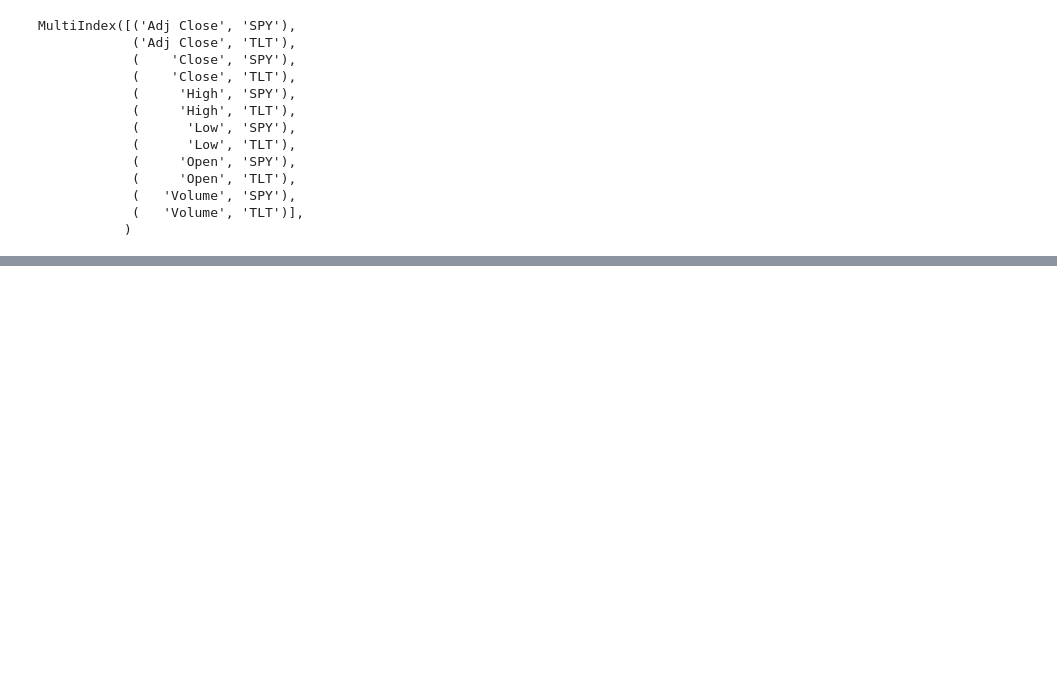
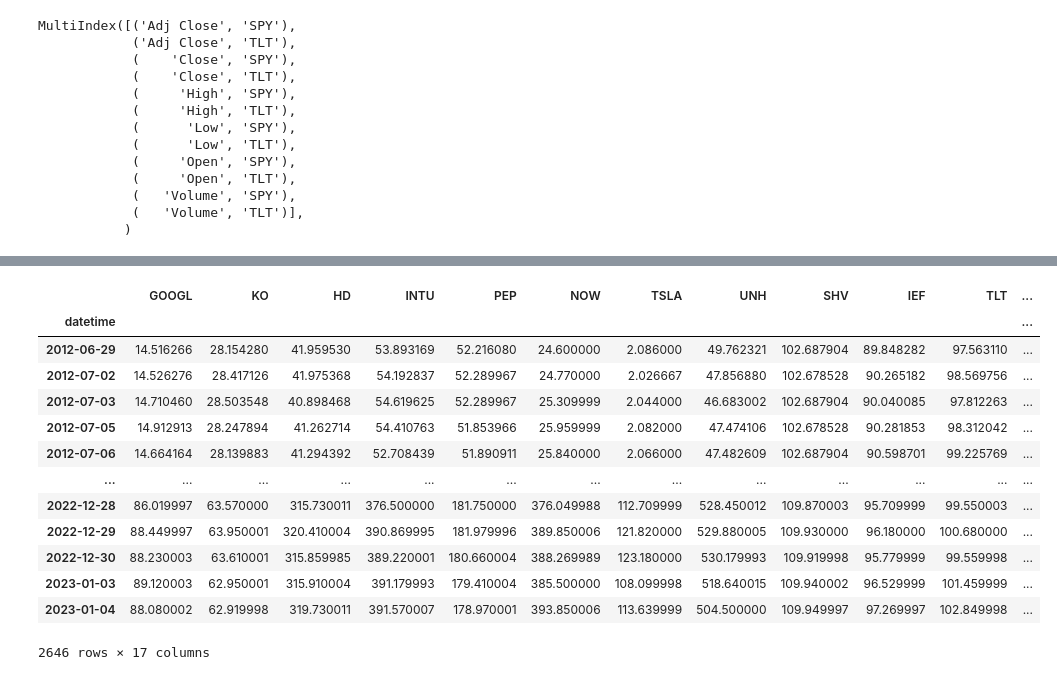
Before and after one commit to cswcjt/Quant-Project, a Jupyter notebook: quant/test.ipynb, the cells around one changed output, grey strips where cells are left out. Cells and saved outputs as stored; diff of their text form; code cells hidden in the pictures; blank space fills up the shorter version.

```diff
--- a/quant/test.ipynb
+++ b/quant/test.ipynb
@@ -94,0 +157,23 @@ annualize_scale_dict = {
+# %%
+scale = 252
+all_ticker_df = all_ticker_df.dropna()
+
+all_ticker_df['CASH'] = 0.04/scale
+all_ticker_df['CASH'] = (1 + all_ticker_df['CASH']).cumprod()
+all_ticker_df.index.name = "datetime"
+all_ticker_df
+# %% [output]
+|  | GOOGL | KO | HD | INTU | PEP | NOW | TSLA | UNH | SHV | IEF | TLT | ... |
+| datetime |  |  |  |  |  |  |  |  |  |  |  | ... |
+| 2012-06-29 | 14.516266 | 28.154280 | 41.959530 | 53.893169 | 52.216080 | 24.600000 | 2.086000 | 49.762321 | 102.687904 | 89.848282 | 97.563110 | ... |
+| 2012-07-02 | 14.526276 | 28.417126 | 41.975368 | 54.192837 | 52.289967 | 24.770000 | 2.026667 | 47.856880 | 102.678528 | 90.265182 | 98.569756 | ... |
+| 2012-07-03 | 14.710460 | 28.503548 | 40.898468 | 54.619625 | 52.289967 | 25.309999 | 2.044000 | 46.683002 | 102.687904 | 90.040085 | 97.812263 | ... |
+| 2012-07-05 | 14.912913 | 28.247894 | 41.262714 | 54.410763 | 51.853966 | 25.959999 | 2.082000 | 47.474106 | 102.678528 | 90.281853 | 98.312042 | ... |
+| 2012-07-06 | 14.664164 | 28.139883 | 41.294392 | 52.708439 | 51.890911 | 25.840000 | 2.066000 | 47.482609 | 102.687904 | 90.598701 | 99.225769 | ... |
+| ... | ... | ... | ... | ... | ... | ... | ... | ... | ... | ... | ... | ... |
+| 2022-12-28 | 86.019997 | 63.570000 | 315.730011 | 376.500000 | 181.750000 | 376.049988 | 112.709999 | 528.450012 | 109.870003 | 95.709999 | 99.550003 | ... |
+| 2022-12-29 | 88.449997 | 63.950001 | 320.410004 | 390.869995 | 181.979996 | 389.850006 | 121.820000 | 529.880005 | 109.930000 | 96.180000 | 100.680000 | ... |
+| 2022-12-30 | 88.230003 | 63.610001 | 315.859985 | 389.220001 | 180.660004 | 388.269989 | 123.180000 | 530.179993 | 109.919998 | 95.779999 | 99.559998 | ... |
+| 2023-01-03 | 89.120003 | 62.950001 | 315.910004 | 391.179993 | 179.410004 | 385.500000 | 108.099998 | 518.640015 | 109.940002 | 96.529999 | 101.459999 | ... |
+| 2023-01-04 | 88.080002 | 62.919998 | 319.730011 | 391.570007 | 178.970001 | 393.850006 | 113.639999 | 504.500000 | 109.949997 | 97.269997 | 102.849998 | ... |
+2646 rows × 17 columns
```
Also changed, not shown: parts of 16 cells of this notebook.
